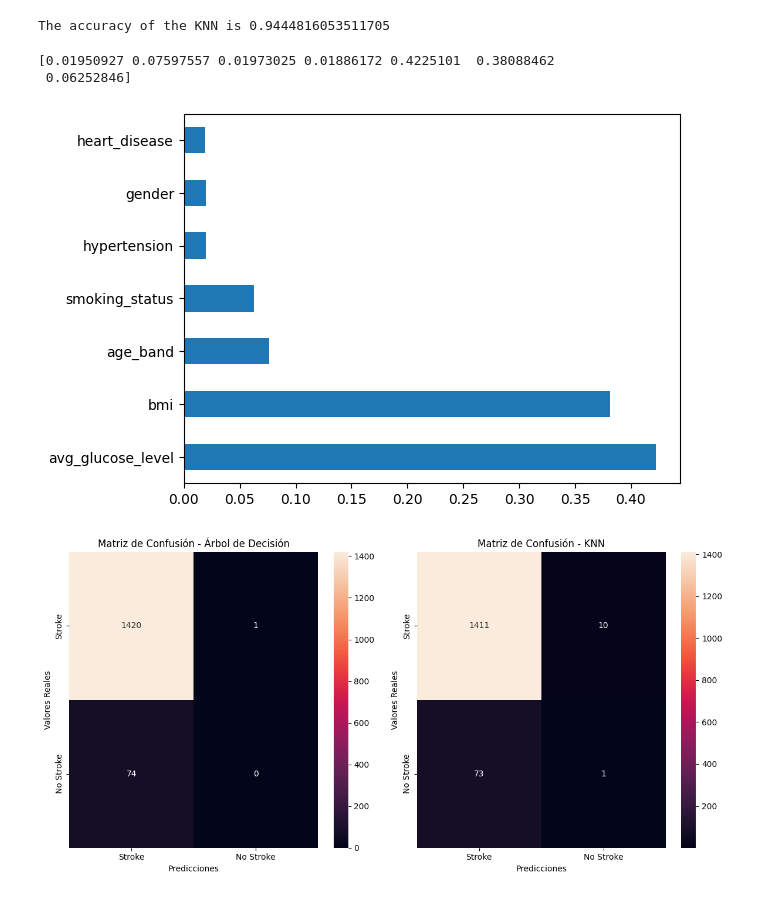
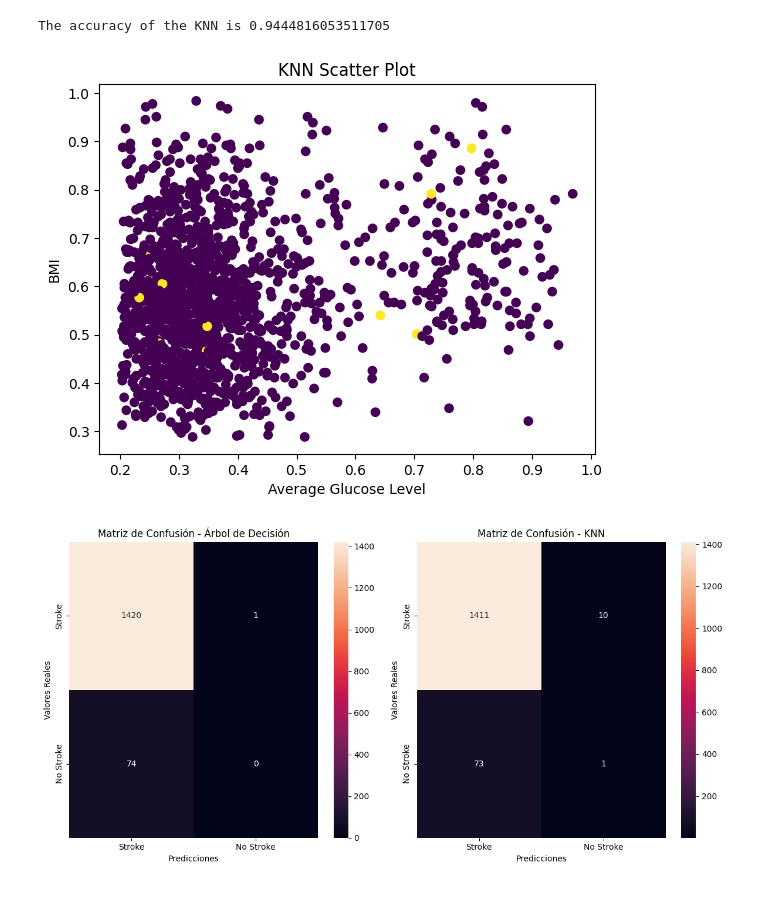
Before and after one commit to PeiroAdrian/brain_stroke, a Jupyter notebook: brainstroke.ipynb, the cells around one changed output. Saved outputs shown, nothing was run; the diff lists cells and outputs as text; code cells hidden in the pictures.

```diff
--- a/brainstroke.ipynb
+++ b/brainstroke.ipynb
@@ -242,20 +253,18 @@ prediction2=model.predict(X_testset)
 print('The accuracy of the KNN is',metrics.accuracy_score(y_testset,prediction2))
 # %% [output]
 The accuracy of the KNN is 0.9444816053511705
-# %%
-#graficar feature importance
-from sklearn.ensemble import ExtraTreesClassifier
-import matplotlib.pyplot as plt
-model = ExtraTreesClassifier()
-model.fit(X,y)
-print(model.feature_importances_)
-feat_importances = pd.Series(model.feature_importances_, index=X.columns)
-feat_importances.nlargest(7).plot(kind='barh')
-plt.show()
-# %% [output]
-[0.01950927 0.07597557 0.01973025 0.01886172 0.4225101  0.38088462
- 0.06252846]
-[figure, removed]
+# %%
+# Import the required libraries
+import matplotlib.pyplot as plt
+
+# Plot the KNN using scatter
+plt.scatter(X_testset['avg_glucose_level'], X_testset['bmi'], c=prediction2)
+plt.xlabel('Average Glucose Level')
+plt.ylabel('BMI')
+plt.title('KNN Scatter Plot')
+plt.show()
+# %% [output]
+[figure, added]
 # %%
 # Matriz de Confusión para el Árbol de Decisión
 cm_tree = confusion_matrix(y_testset, predTree)
```
Also changed, not shown: parts of 7 cells of this notebook, 1 other file.
